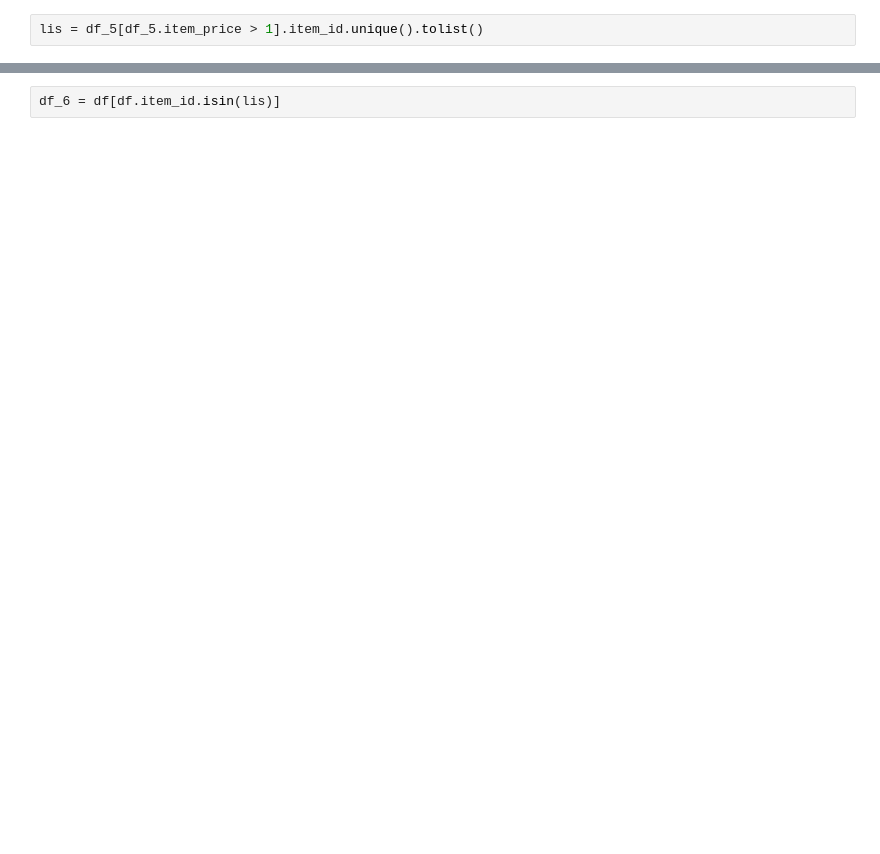
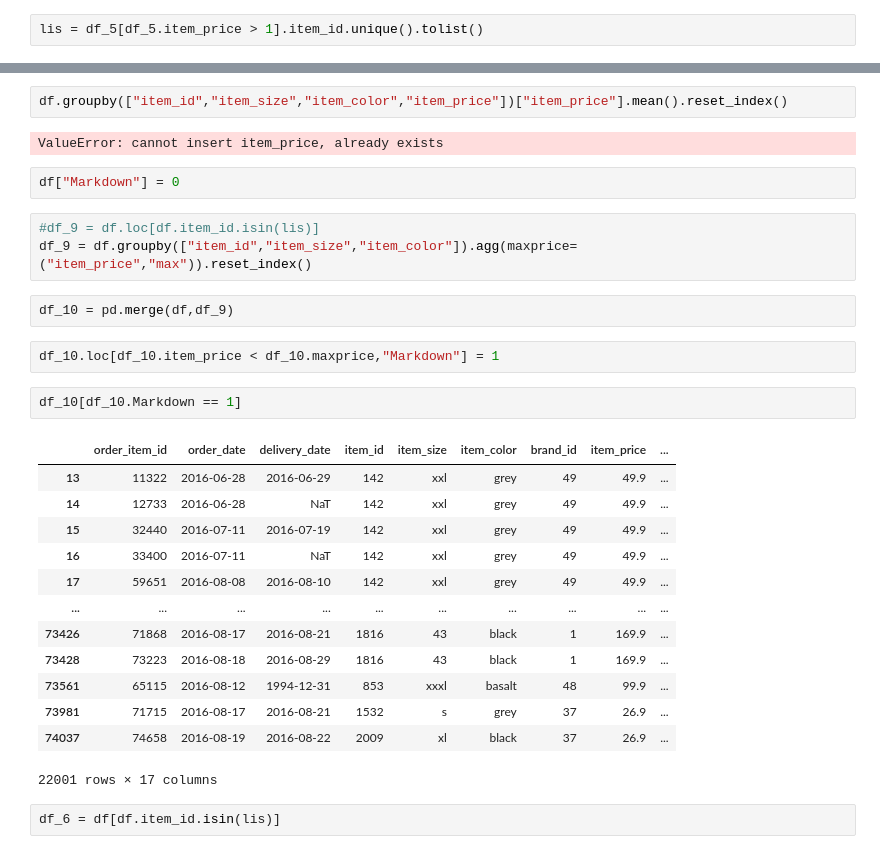
Before and after one commit to P-AEL/ML-Projekt, a Jupyter notebook: Paul/blob.ipynb, the cells around one changed output, grey strips where cells are left out. Cells and saved outputs as stored; diff of their text form; blank space fills up the shorter version.

```diff
--- a/Paul/blob.ipynb
+++ b/Paul/blob.ipynb
@@ -260,2 +335,31 @@ lis = df_5[df_5.item_price > 1].item_id.unique().tolist()
+# %%
+df.groupby(["item_id","item_size","item_color","item_price"])["item_price"].mean().reset_index()
+# %% [output]
+ValueError: cannot insert item_price, already exists
+# %%
+df["Markdown"] = 0
+# %%
+#df_9 = df.loc[df.item_id.isin(lis)]
+df_9 = df.groupby(["item_id","item_size","item_color"]).agg(maxprice=("item_price","max")).reset_index()
+# %%
+df_10 = pd.merge(df,df_9)
+# %%
+df_10.loc[df_10.item_price < df_10.maxprice,"Markdown"] = 1
+# %%
+df_10[df_10.Markdown == 1]
+# %% [output]
+|  | order_item_id | order_date | delivery_date | item_id | item_size | item_color | brand_id | item_price | ... |
+| 13 | 11322 | 2016-06-28 | 2016-06-29 | 142 | xxl | grey | 49 | 49.9 | ... |
+| 14 | 12733 | 2016-06-28 | NaT | 142 | xxl | grey | 49 | 49.9 | ... |
+| 15 | 32440 | 2016-07-11 | 2016-07-19 | 142 | xxl | grey | 49 | 49.9 | ... |
+| 16 | 33400 | 2016-07-11 | NaT | 142 | xxl | grey | 49 | 49.9 | ... |
+| 17 | 59651 | 2016-08-08 | 2016-08-10 | 142 | xxl | grey | 49 | 49.9 | ... |
+| ... | ... | ... | ... | ... | ... | ... | ... | ... | ... |
+| 73426 | 71868 | 2016-08-17 | 2016-08-21 | 1816 | 43 | black | 1 | 169.9 | ... |
+| 73428 | 73223 | 2016-08-18 | 2016-08-29 | 1816 | 43 | black | 1 | 169.9 | ... |
+| 73561 | 65115 | 2016-08-12 | 1994-12-31 | 853 | xxxl | basalt | 48 | 99.9 | ... |
+| 73981 | 71715 | 2016-08-17 | 2016-08-21 | 1532 | s | grey | 37 | 26.9 | ... |
+| 74037 | 74658 | 2016-08-19 | 2016-08-22 | 2009 | xl | black | 37 | 26.9 | ... |
+22001 rows × 17 columns
 # %%
 df_6 = df[df.item_id.isin(lis)]
```
Also changed, not shown: parts of 18 cells of this notebook.
